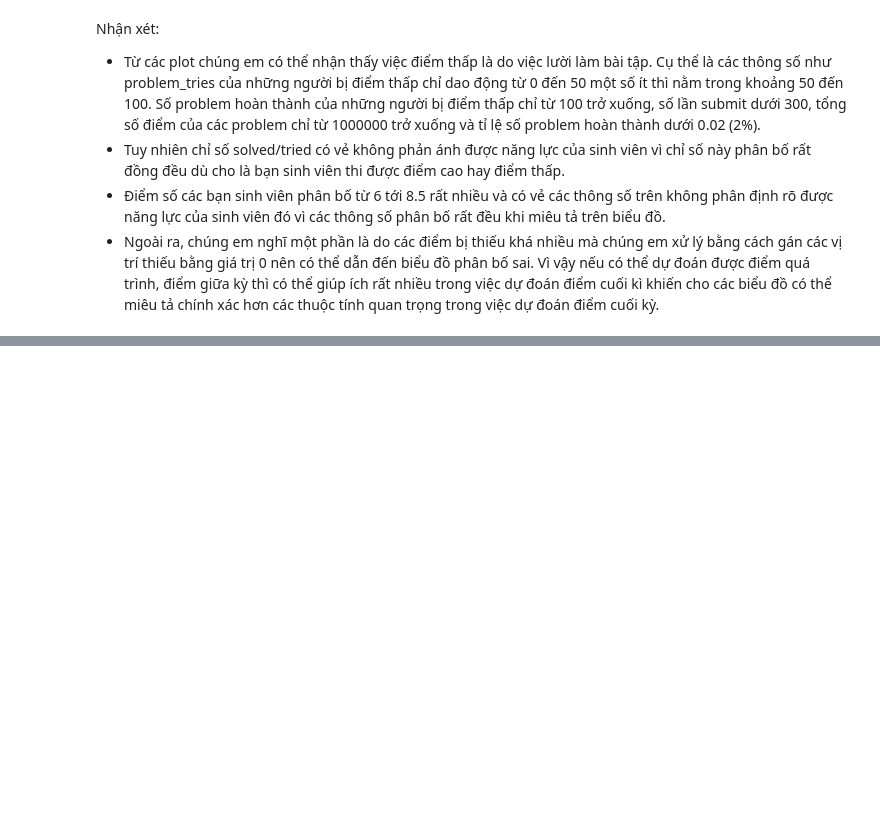
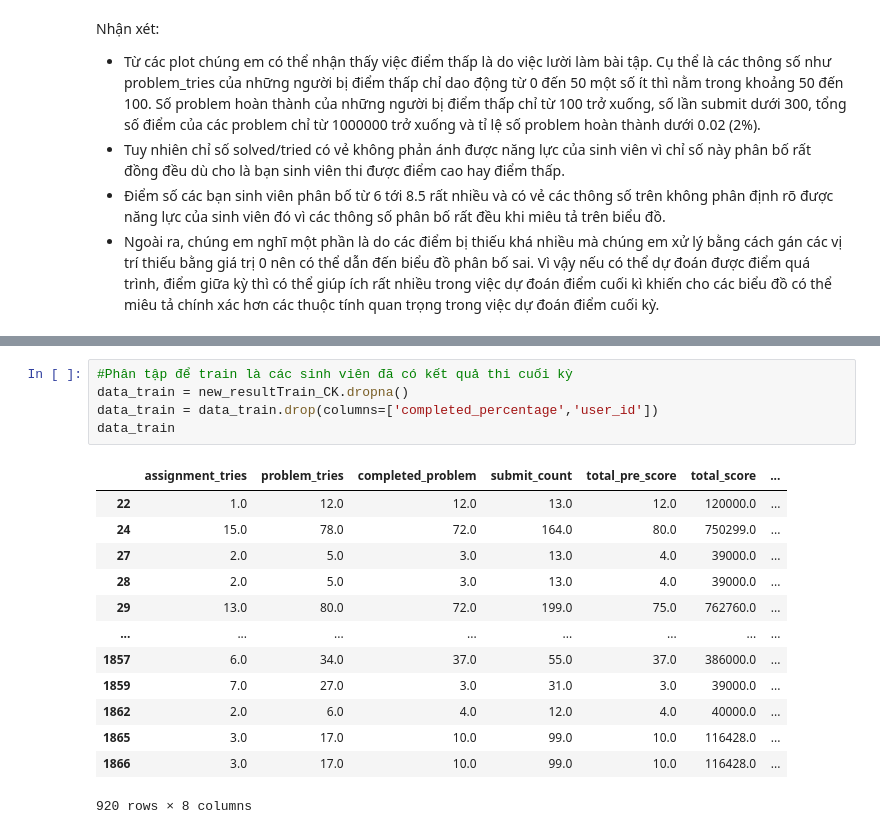
Before and after one commit to nivla0607/CS114.L22.KHCL, a Jupyter notebook: Wecode_Prediction.ipynb, the cells around one changed output, grey strips where cells are left out. Cells and saved outputs as stored; diff of their text form; blank space fills up the shorter version.

```diff
--- a/Wecode_Prediction.ipynb
+++ b/Wecode_Prediction.ipynb
@@ -338,0 +416,19 @@ Nhận xét:
+# %%
+#Phân tập để train là các sinh viên đã có kết quả thi cuối kỳ
+data_train = new_resultTrain_CK.dropna()
+data_train = data_train.drop(columns=['completed_percentage','user_id'])
+data_train
+# %% [output]
+|  | assignment_tries | problem_tries | completed_problem | submit_count | total_pre_score | total_score | ... |
+| 22 | 1.0 | 12.0 | 12.0 | 13.0 | 12.0 | 120000.0 | ... |
+| 24 | 15.0 | 78.0 | 72.0 | 164.0 | 80.0 | 750299.0 | ... |
+| 27 | 2.0 | 5.0 | 3.0 | 13.0 | 4.0 | 39000.0 | ... |
+| 28 | 2.0 | 5.0 | 3.0 | 13.0 | 4.0 | 39000.0 | ... |
+| 29 | 13.0 | 80.0 | 72.0 | 199.0 | 75.0 | 762760.0 | ... |
+| ... | ... | ... | ... | ... | ... | ... | ... |
+| 1857 | 6.0 | 34.0 | 37.0 | 55.0 | 37.0 | 386000.0 | ... |
+| 1859 | 7.0 | 27.0 | 3.0 | 31.0 | 3.0 | 39000.0 | ... |
+| 1862 | 2.0 | 6.0 | 4.0 | 12.0 | 4.0 | 40000.0 | ... |
+| 1865 | 3.0 | 17.0 | 10.0 | 99.0 | 10.0 | 116428.0 | ... |
+| 1866 | 3.0 | 17.0 | 10.0 | 99.0 | 10.0 | 116428.0 | ... |
+920 rows × 8 columns
```
Also changed, not shown: parts of 15 cells of this notebook.
